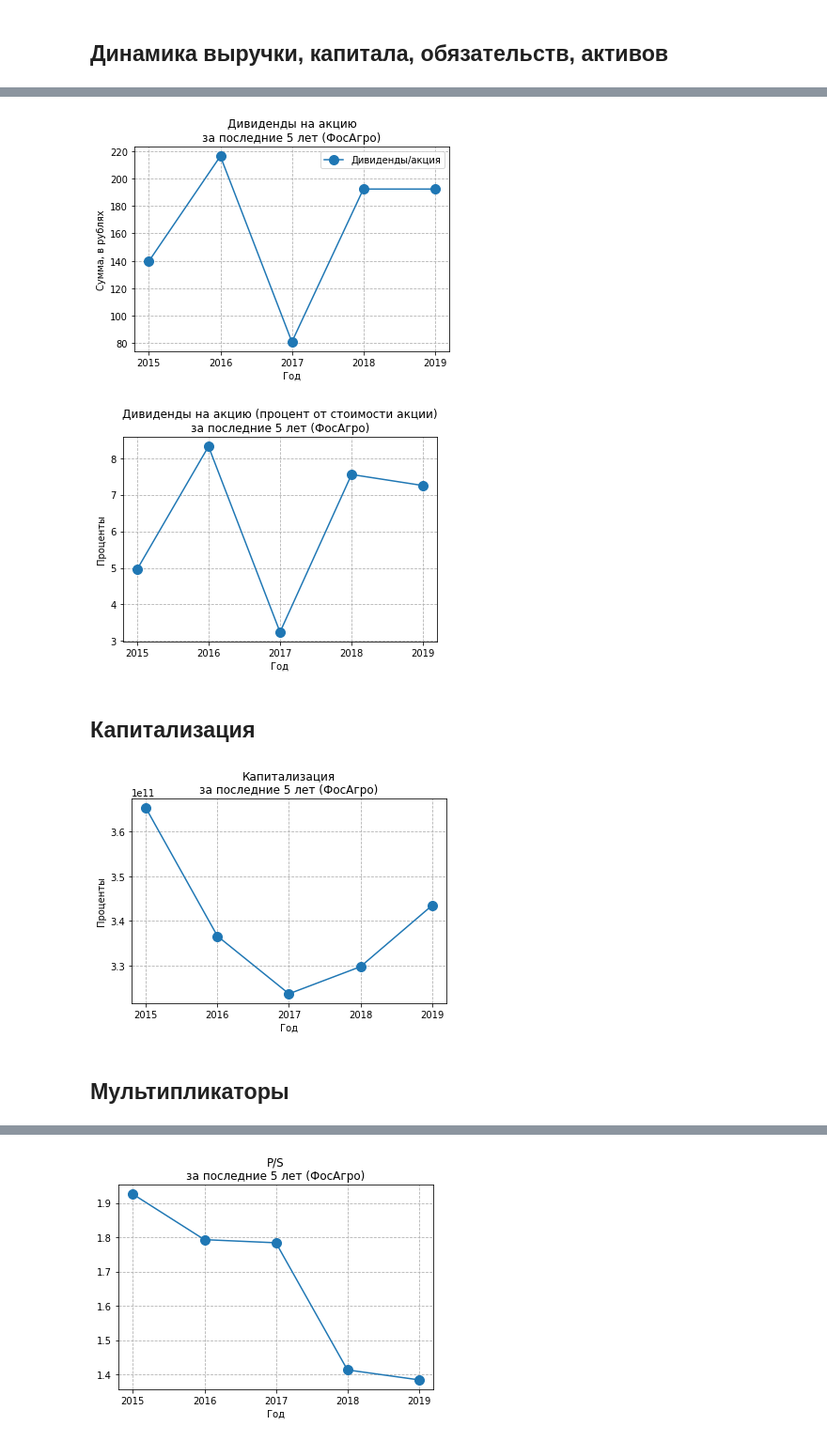
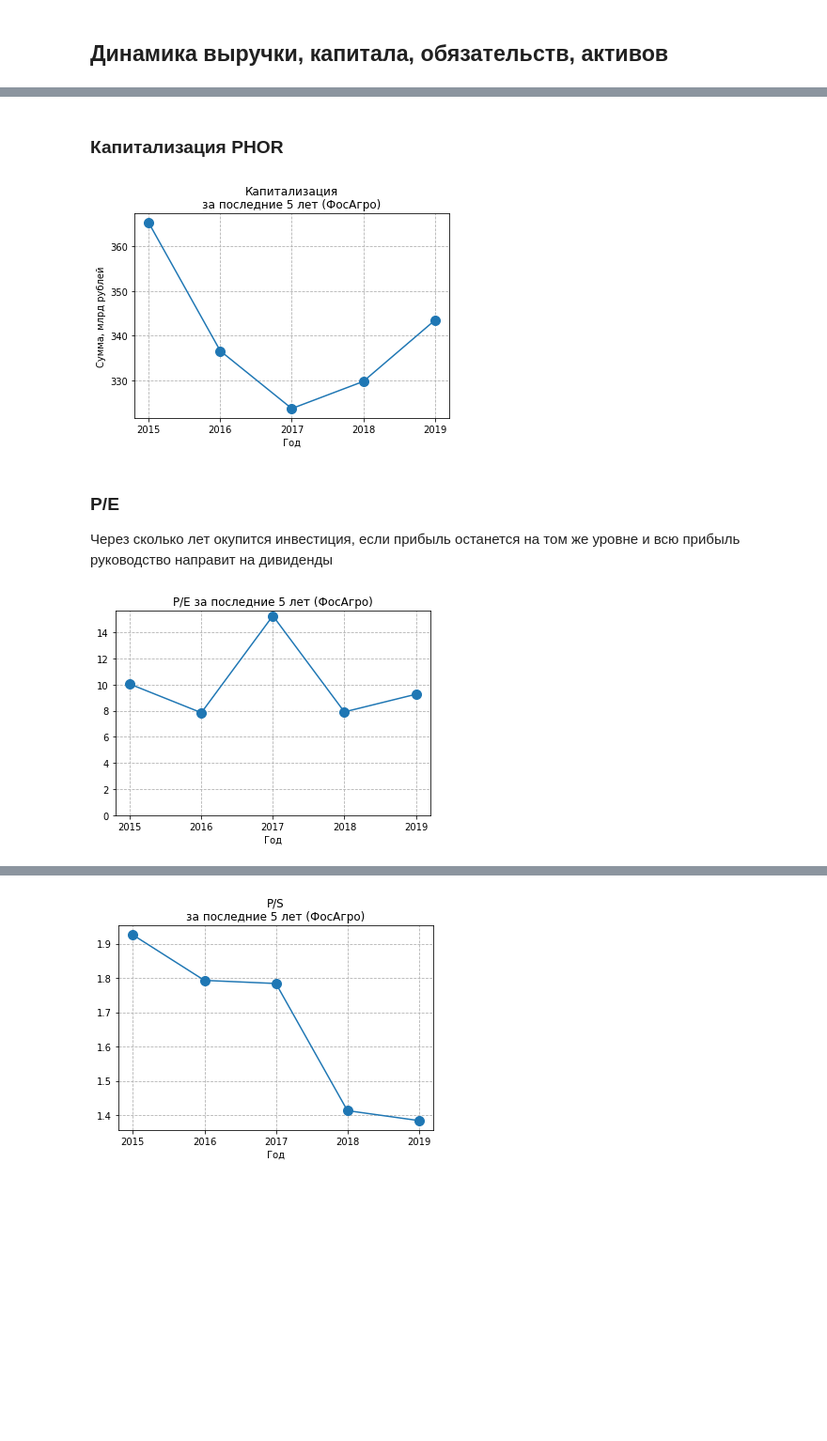
Before and after one commit to young-investors/CA, a Jupyter notebook: sources/fosagro/notebooks/notebook.ipynb, the cells around one changed output, grey strips where cells are left out. Shown: that part at 94% size. Saved outputs shown, nothing was run; the diff lists cells and outputs as text; code cells hidden in the pictures; blank space fills up the shorter version.

```diff
--- a/sources/fosagro/notebooks/notebook.ipynb
+++ b/sources/fosagro/notebooks/notebook.ipynb
@@ -71,37 +172,28 @@ plt.grid(ls='--')
+# %% [markdown]
+### Капитализация PHOR
 # %%
-name = "Дивиденды на акцию"
-plt.plot( dt.index, dt['dividend']/dt['n_shares'], marker='o', ms=10, label='Дивиденды/акция' )
+name = "Капитализация"
+plt.plot( dt.index, dt['capitalization']*1e-9, marker='o', ms=10, label='Капитализация' )
 plt.xticks(dt.index, dt.index.astype('str'))
-plt.legend()
+# plt.legend()
 plt.title(f'{name}\nза последние 5 лет (ФосАгро)')
 plt.xlabel('Год')
-plt.ylabel('Сумма, в рублях')
+plt.ylabel('Сумма, млрд рублей')
 plt.grid(ls='--')
 # %% [output]
-[figure, old version]
+[figure, new version]
+# %% [markdown]
+### P/E
+Через сколько лет окупится инвестиция, если прибыль останется на том же уровне и всю прибыль руководство направит на дивиденды
 # %%
-name = "Дивиденды на акцию (процент от стоимости акции)"
-plt.plot( dt.index, 100*dt['dividend']/dt['n_shares']/dt['share_price'], marker='o', ms=10, label='' )
+name = "P/E"
+plt.plot( dt.index, dt['capitalization']/dt['net_profit'], marker='o', ms=10, label=name )
 plt.xticks(dt.index, dt.index.astype('str'))
 # plt.legend()
-plt.title(f'{name}\nза последние 5 лет (ФосАгро)')
+plt.title(f'{name} за последние 5 лет (ФосАгро)')
 plt.xlabel('Год')
-plt.ylabel('Проценты')
+# plt.ylabel('')
+plt.ylim(0, None)
 plt.grid(ls='--')
 # %% [output]
-[figure, old version]
+[figure, new version]
-# %% [markdown]
-## Капитализация
-# %%
-name = "Капитализация"
-plt.plot( dt.index, dt['capitalization'], marker='o', ms=10, label='Капитализация' )
-plt.xticks(dt.index, dt.index.astype('str'))
-# plt.legend()
-plt.title(f'{name}\nза последние 5 лет (ФосАгро)')
-plt.xlabel('Год')
-plt.ylabel('Проценты')
-plt.grid(ls='--')
-# %% [output]
-[figure, removed]
-# %% [markdown]
-## Мультипликаторы
```
Also changed, not shown: parts of 38 cells of this notebook.
